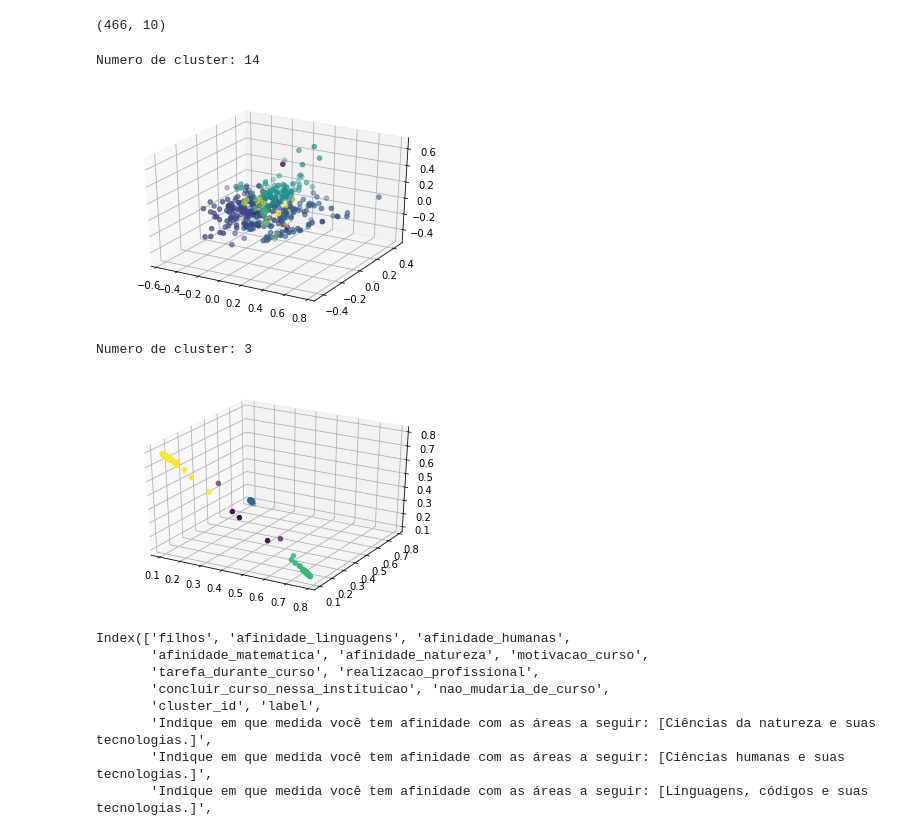
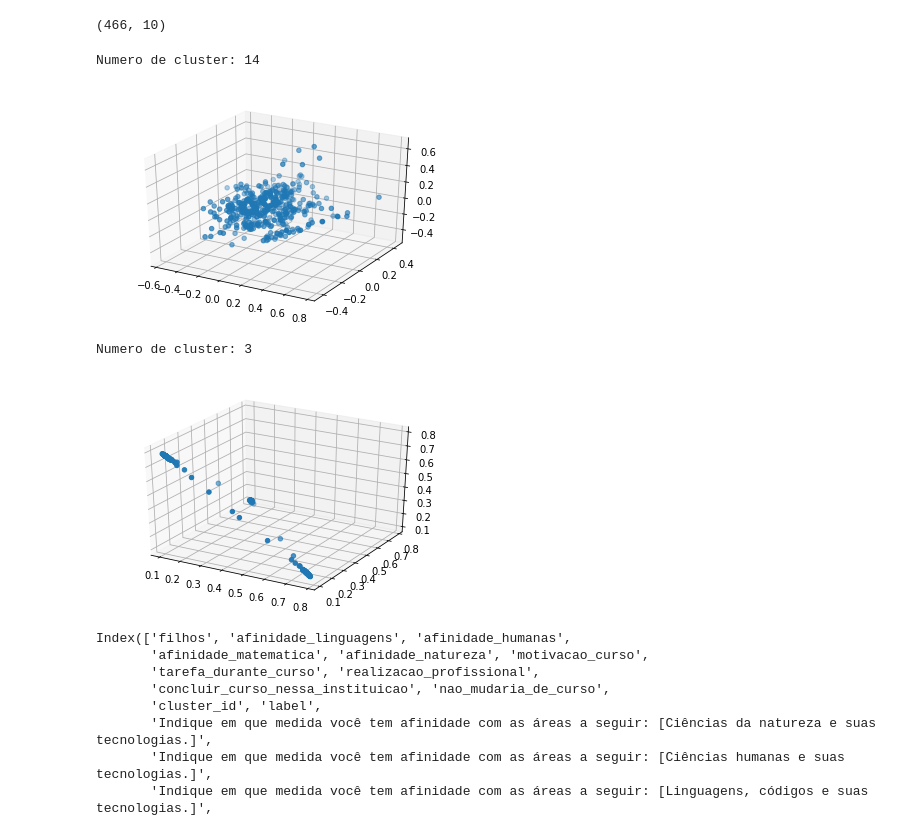
Before and after one commit to igorslima/analise-evasao, a Jupyter notebook: notebooks/clusterizacao2.ipynb, the cells around one changed output. Cells and saved outputs as stored; diff of their text form; code cells hidden in the pictures.

```diff
--- a/notebooks/clusterizacao2.ipynb
+++ b/notebooks/clusterizacao2.ipynb
@@ -171,19 +171,19 @@ X = normalize(data_frame)
 # %%
 pca = PCA(n_components=3, random_state=42)
 X_train_pca  =  pca.fit_transform(X)
 
 dbscan = DBSCAN(eps=0.02, min_samples=3, metric='cosine')
 dbscan.fit(X_train_pca)
 labels = dbscan.labels_
 n_clusters_ = len(set(labels)) - (1 if -1 in labels else 0)
 print('Numero de cluster: {}'.format( n_clusters_))
 
 fig = plt.figure()
 ax = plt.axes(projection='3d')
-ax.scatter3D(X_train_pca[:,0:1], X_train_pca[:,1:2], X_train_pca[:,2:3], c=labels);
+ax.scatter3D(X_train_pca[:,0:1], X_train_pca[:,1:2], X_train_pca[:,2:3]);
 # %% [output]
 Numero de cluster: 14
-[figure, old version]
+[figure, new version]
 # %%
 lda = LDA(n_components=3,random_state=42)
 X_train_lda = lda.fit_transform(X, y)
@@ -196,10 +196,10 @@ print('Numero de cluster: {}'.format( n_clusters_))
 
 fig = plt.figure()
 ax = plt.axes(projection='3d')
-ax.scatter3D(X_train_lda[:,0:1], X_train_lda[:,1:2], X_train_lda[:,2:3], c=labels);
+ax.scatter3D(X_train_lda[:,0:1], X_train_lda[:,1:2], X_train_lda[:,2:3]);
 # %% [output]
 Numero de cluster: 3
-[figure, old version]
+[figure, new version]
 # %%
 data_frame['cluster_id'] = labels
 data_frame['label'] = y
```
Also changed, not shown: 2 other files.
